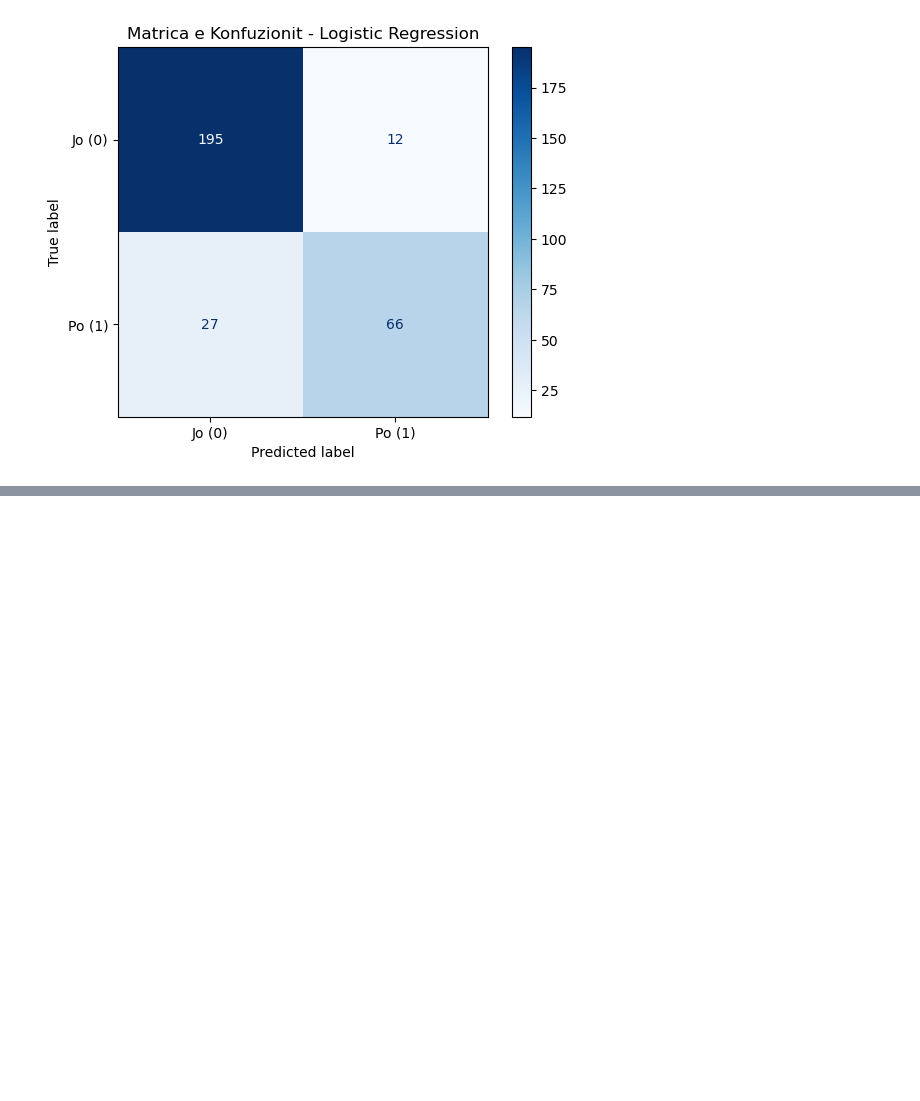
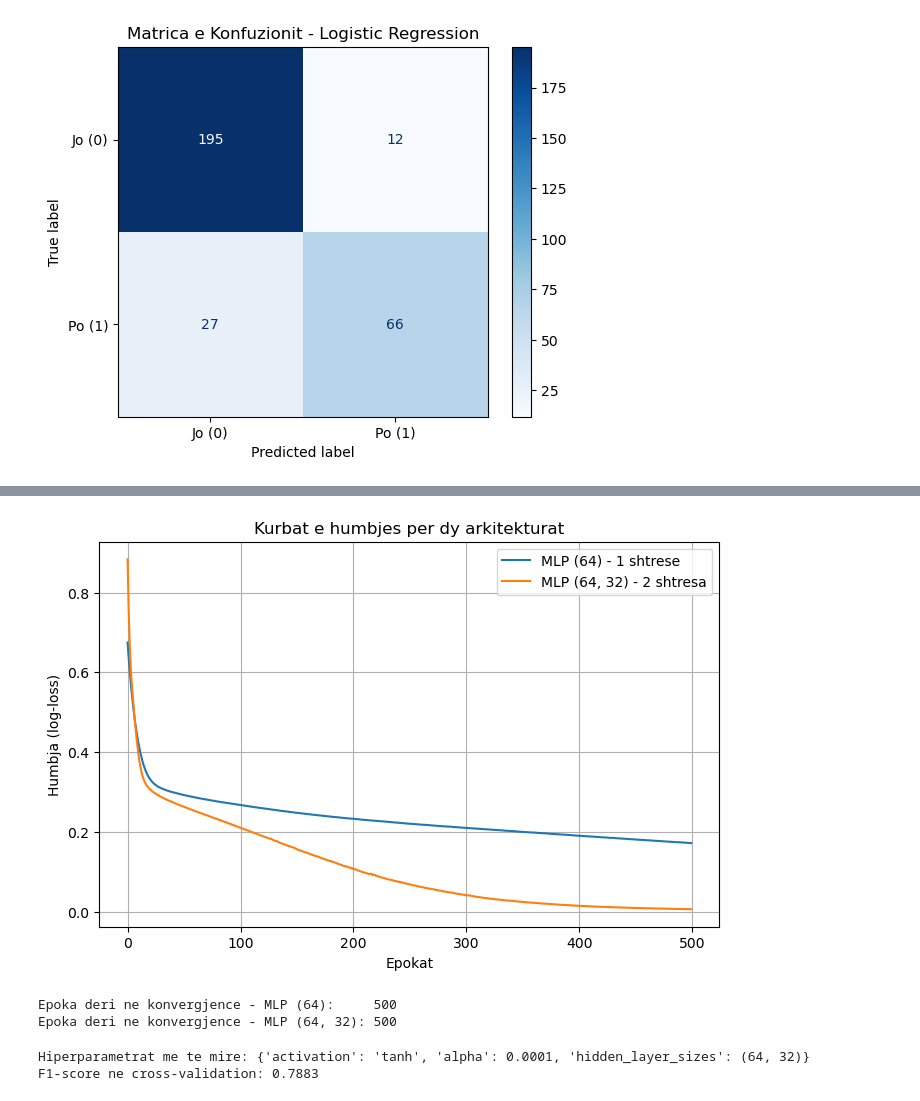
Before and after one commit to ArdianAsani/jobmatch-ml, a Jupyter notebook: notebooks/jobmatch_ml.ipynb, the cells around one changed output, grey strips where cells are left out. Cells and saved outputs as stored; diff of their text form; code cells hidden in the pictures; blank space fills up the shorter version.

```diff
--- a/notebooks/jobmatch_ml.ipynb
+++ b/notebooks/jobmatch_ml.ipynb
@@ -338,0 +430,36 @@ F1-Score:  0.7719
+# %%
+# 25. Krahasimi i dy arkitekturave: kurbat e humbjes gjate trajnimit
+plt.figure(figsize=(8, 5))
+plt.plot(mlp_1.loss_curve_, label='MLP (64) - 1 shtrese')
+plt.plot(mlp_2.loss_curve_, label='MLP (64, 32) - 2 shtresa')
+plt.xlabel('Epokat')
+plt.ylabel('Humbja (log-loss)')
+plt.title('Kurbat e humbjes per dy arkitekturat')
+plt.legend()
+plt.grid(True)
+plt.show()
+
+print(f"Epoka deri ne konvergjence - MLP (64):     {mlp_1.n_iter_}")
+print(f"Epoka deri ne konvergjence - MLP (64, 32): {mlp_2.n_iter_}")
+# %% [output]
+[figure, added]
+Epoka deri ne konvergjence - MLP (64):     500
+Epoka deri ne konvergjence - MLP (64, 32): 500
+# %%
+# 26. Rregullimi i hiperparametrave per rrjeten neurale
+param_grid_mlp = {
+    'hidden_layer_sizes': [(32,), (64,), (64, 32), (128, 64)],
+    'activation': ['relu', 'tanh'],
+    'alpha': [0.0001, 0.001, 0.01]
+}
+
+grid_mlp = GridSearchCV(MLPClassifier(solver='adam', max_iter=1000, random_state=42,
+                                      early_stopping=True),
+                        param_grid_mlp, cv=5, scoring='f1', n_jobs=-1)
+grid_mlp.fit(X_train_scaled, y_train)
+
+print(f"Hiperparametrat me te mire: {grid_mlp.best_params_}")
+print(f"F1-score ne cross-validation: {grid_mlp.best_score_:.4f}")
+# %% [output]
+Hiperparametrat me te mire: {'activation': 'tanh', 'alpha': 0.0001, 'hidden_layer_sizes': (64, 32)}
+F1-score ne cross-validation: 0.7883
```
Also changed, not shown: parts of 10 cells of this notebook.
